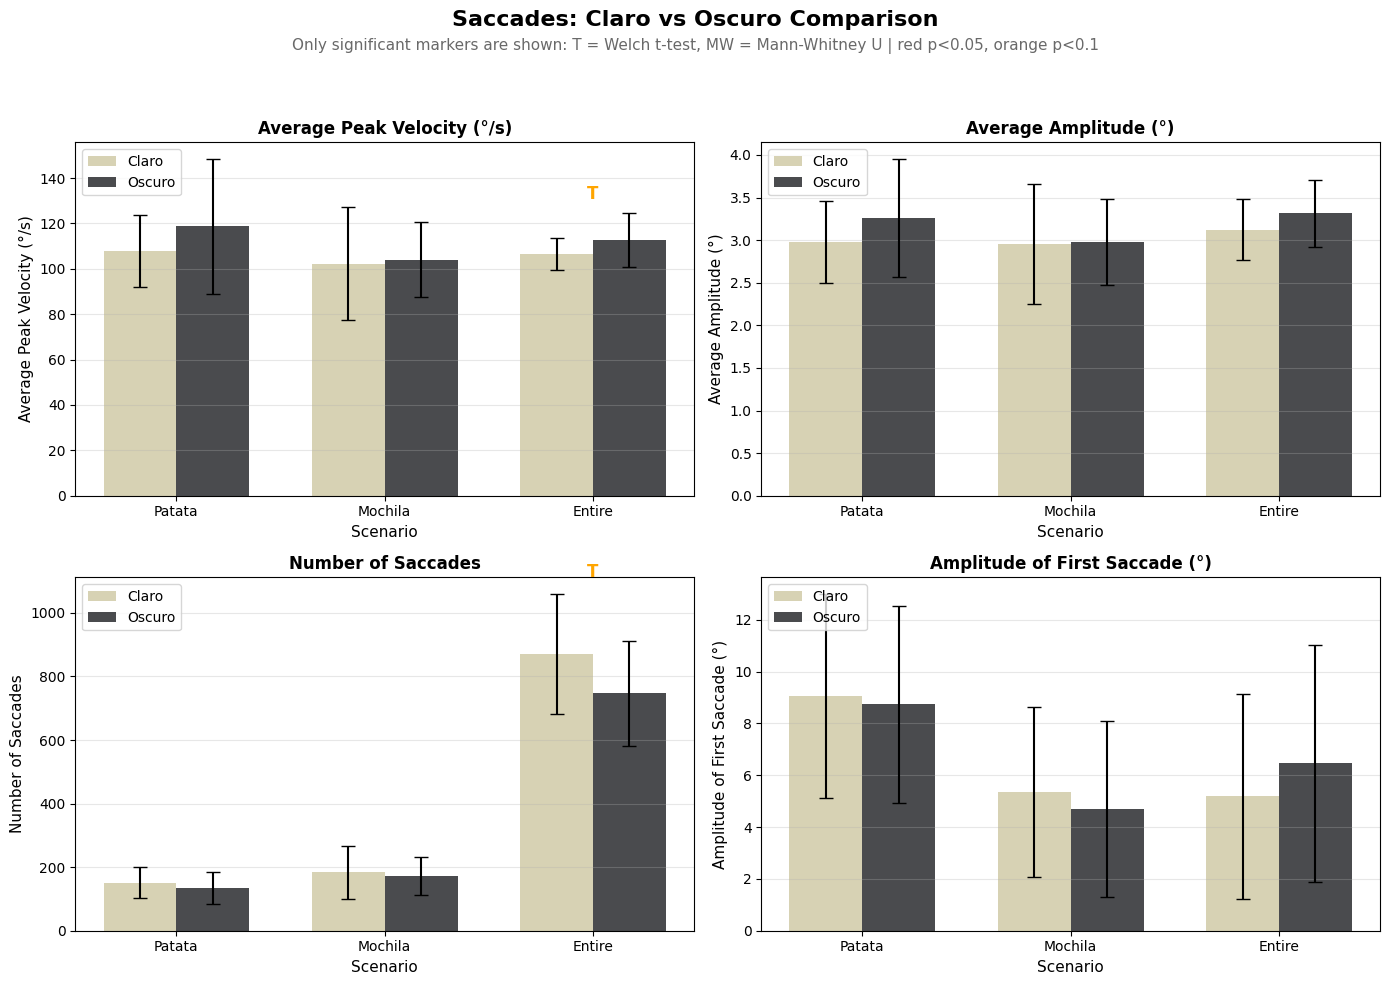
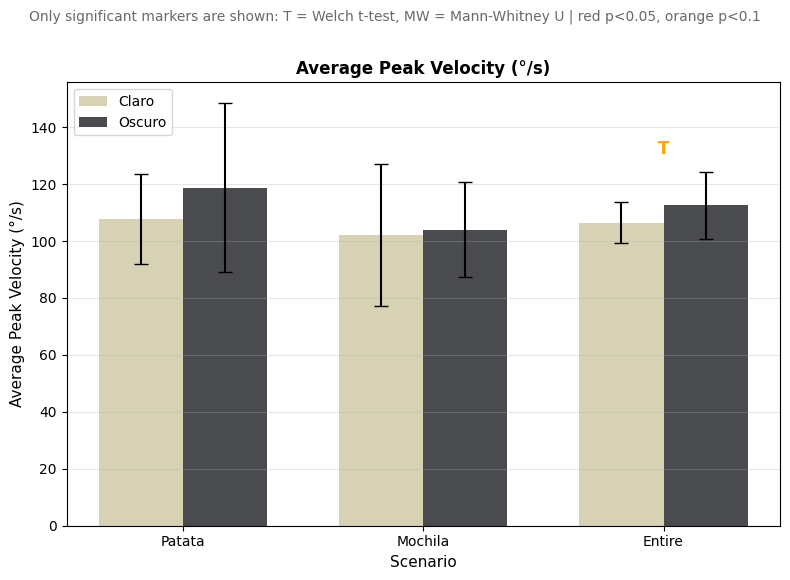
Unified diff of the notebook cell whose output changed from the first chart to the second:
--- before
+++ after
@@ -1,5 +1,2 @@
-fig, axes = plt.subplots(2, 2, figsize=(14, 10))
-axes = axes.flatten()
-
 metric_labels = [
     'Average Peak Velocity (°/s)',
@@ -16,8 +13,8 @@
 }
 
+
 for idx, metric in enumerate(metrics):
-    ax = axes[idx]
+    fig, ax = plt.subplots(figsize=(8, 6))
 
-    # IMPORTANT: use saccades summary data (not fixation summary data)
     claro_means = [
         basic_data_saccades['PatataClaro'][idx][0],
@@ -100,13 +97,12 @@
     ax.grid(axis='y', alpha=0.3)
 
-fig.suptitle('Saccades: Claro vs Oscuro Comparison', fontsize=16, fontweight='bold')
-fig.text(
-    0.5,
-    0.94,
-    'Only significant markers are shown: T = Welch t-test, MW = Mann-Whitney U | red p<0.05, orange p<0.1',
-    ha='center',
-    fontsize=11,
-    color='dimgray',
-)
-plt.tight_layout(rect=[0, 0, 1, 0.92])
-plt.show()
+    fig.text(
+        0.5,
+        0.94,
+        'Only significant markers are shown: T = Welch t-test, MW = Mann-Whitney U | red p<0.05, orange p<0.1',
+        ha='center',
+        fontsize=10,
+        color='dimgray',
+    )
+    plt.tight_layout(rect=[0, 0, 1, 0.90])
+    plt.show()

Commit: small tweak to plots